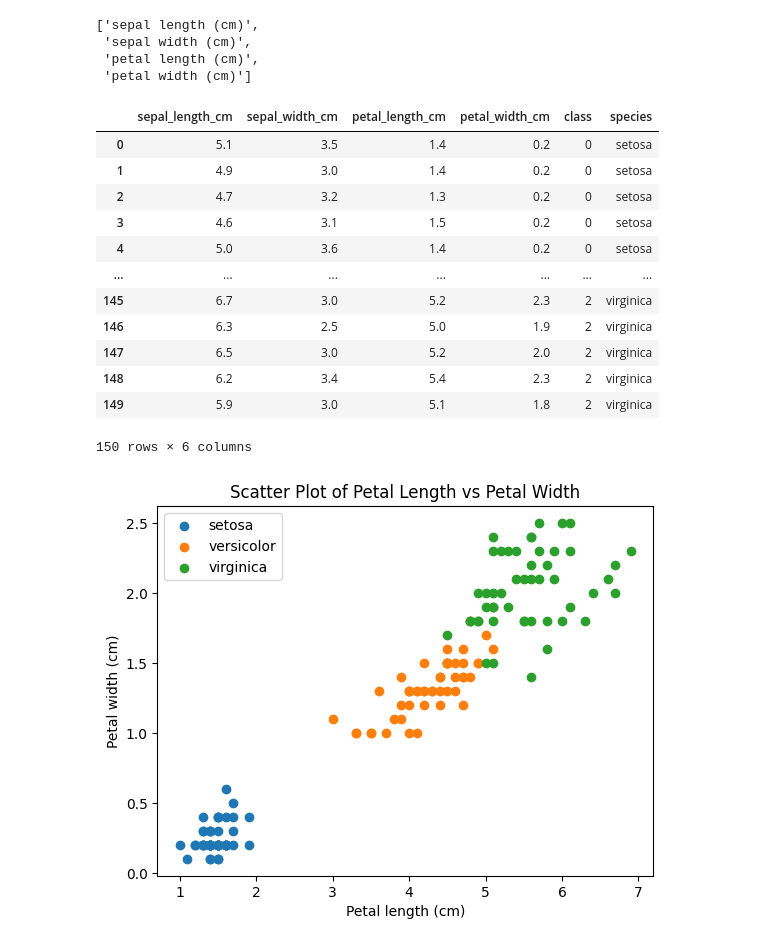
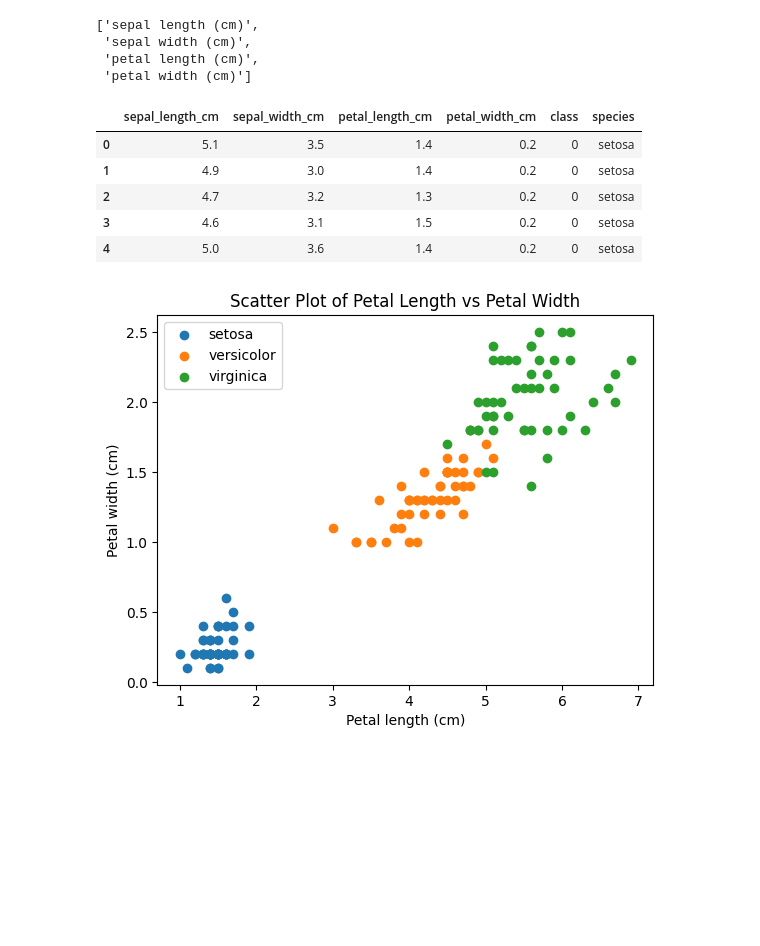
Before and after one commit to aldaszarnauskas/principles_of_data_analytics, a Jupyter notebook: Tasks.ipynb, the cells around one changed output. Drawn from its saved outputs; the diff is of its cells as text; code cells hidden in the pictures; blank space fills up the shorter version.

```diff
--- a/Tasks.ipynb
+++ b/Tasks.ipynb
@@ -246,8 +251,11 @@ iris.feature_names
  'petal length (cm)',
  'petal width (cm)']
 # %%
-category_names = (["sepal_length_cm", "sepal_width_cm",
-                     "petal_length_cm", "petal_width_cm"])
+# Store the feature names in a list
+category_names = ["sepal_length_cm", "sepal_width_cm",
+                     "petal_length_cm", "petal_width_cm"]
+
+# Rename df columns names with the feature names stored in the category names
 df.columns = category_names
 # %%
 df["class"] = iris.target
@@ -264,18 +275,11 @@ def categorize_class(aclass):
 df["species"] = df["class"].apply(categorize_class)
 # %%
-df
+df.head()
 # %% [output]
 |  | sepal_length_cm | sepal_width_cm | petal_length_cm | petal_width_cm | class | species |
 | 0 | 5.1 | 3.5 | 1.4 | 0.2 | 0 | setosa |
 | 1 | 4.9 | 3.0 | 1.4 | 0.2 | 0 | setosa |
 | 2 | 4.7 | 3.2 | 1.3 | 0.2 | 0 | setosa |
 | 3 | 4.6 | 3.1 | 1.5 | 0.2 | 0 | setosa |
 | 4 | 5.0 | 3.6 | 1.4 | 0.2 | 0 | setosa |
-| ... | ... | ... | ... | ... | ... | ... |
-| 145 | 6.7 | 3.0 | 5.2 | 2.3 | 2 | virginica |
-| 146 | 6.3 | 2.5 | 5.0 | 1.9 | 2 | virginica |
-| 147 | 6.5 | 3.0 | 5.2 | 2.0 | 2 | virginica |
-| 148 | 6.2 | 3.4 | 5.4 | 2.3 | 2 | virginica |
-| 149 | 5.9 | 3.0 | 5.1 | 1.8 | 2 | virginica |
-150 rows × 6 columns
 # %%
```
Also changed, not shown: parts of 7 cells of this notebook.
